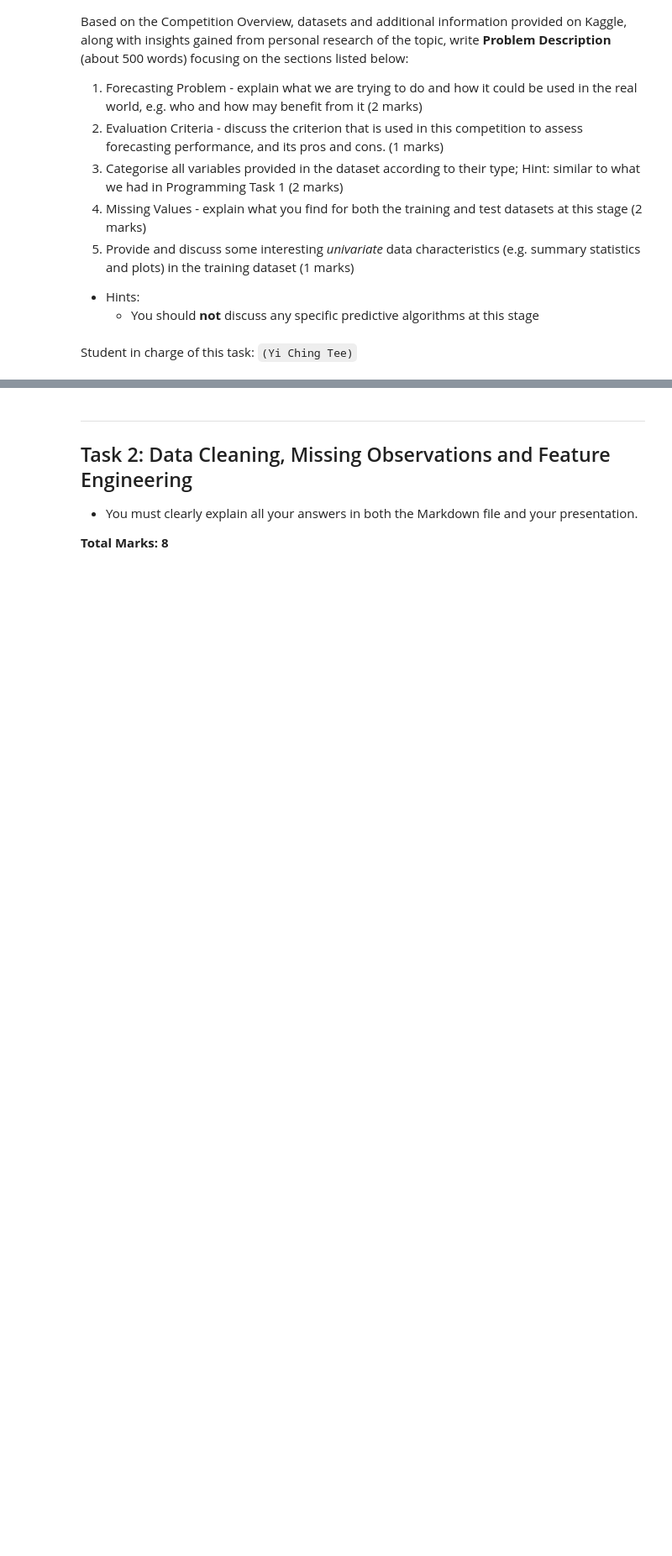
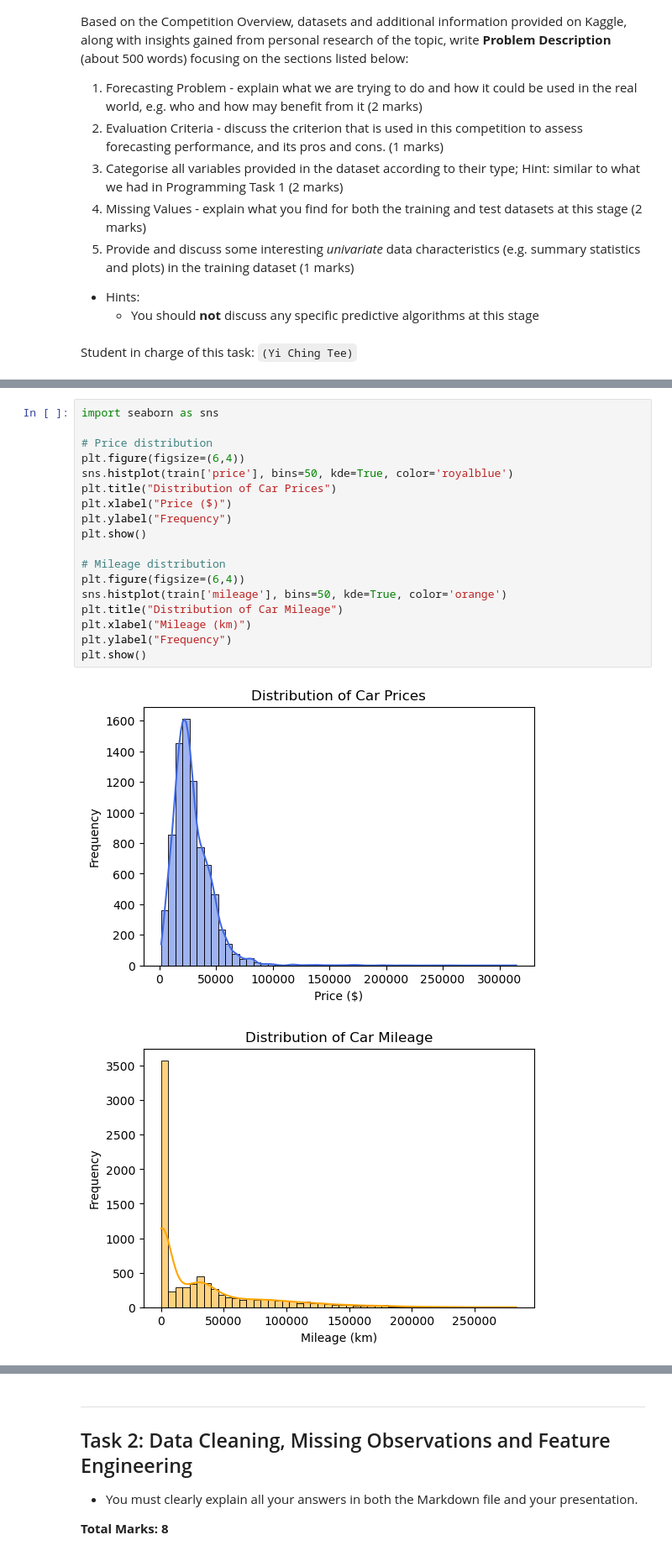
Before and after one commit to YiChingTee/BUSA3020-A_H_C, a Jupyter notebook: Group-Project-S2-2025.ipynb, the cells around one changed output, grey strips where cells are left out. Shown: that part at 84% size. Drawn from its saved outputs; the diff is of its cells as text; blank space fills up the shorter version.

```diff
--- a/Group-Project-S2-2025.ipynb
+++ b/Group-Project-S2-2025.ipynb
@@ -82,0 +264,21 @@ Student in charge of this task: `(Yi Ching Tee)`
+# %%
+import seaborn as sns
+
+# Price distribution
+plt.figure(figsize=(6,4))
+sns.histplot(train['price'], bins=50, kde=True, color='royalblue')
+plt.title("Distribution of Car Prices")
+plt.xlabel("Price ($)")
+plt.ylabel("Frequency")
+plt.show()
+
+# Mileage distribution
+plt.figure(figsize=(6,4))
+sns.histplot(train['mileage'], bins=50, kde=True, color='orange')
+plt.title("Distribution of Car Mileage")
+plt.xlabel("Mileage (km)")
+plt.ylabel("Frequency")
+plt.show()
+# %% [output]
+[figure, added]
+[figure, added]
```
Also changed, not shown: parts of 14 cells of this notebook.
